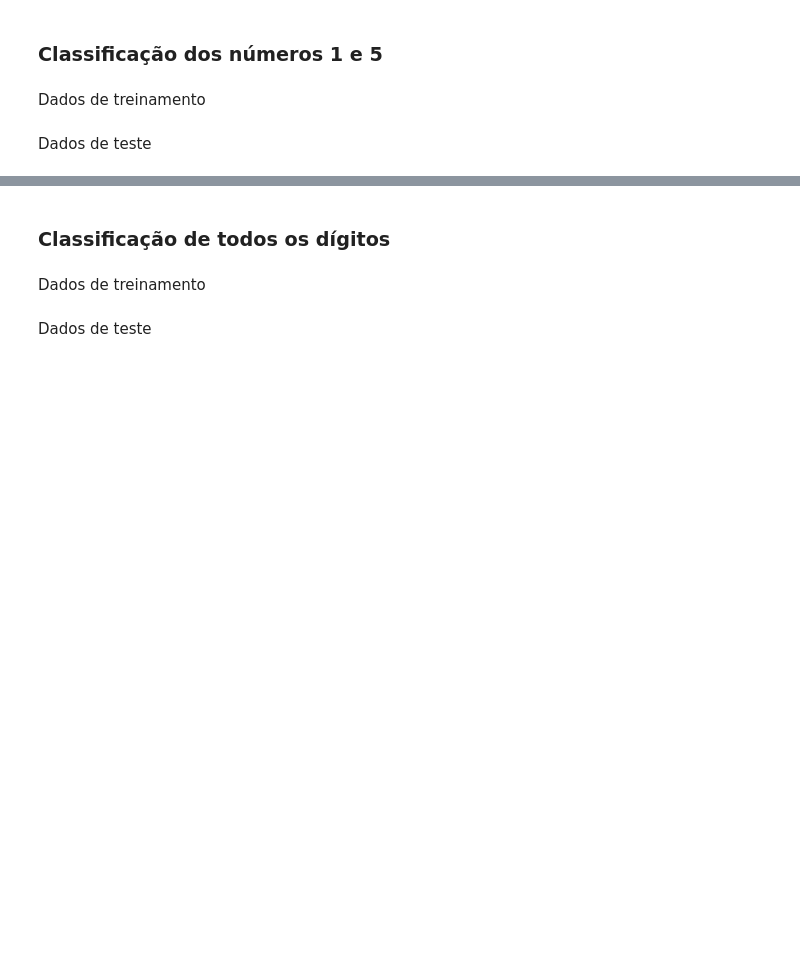
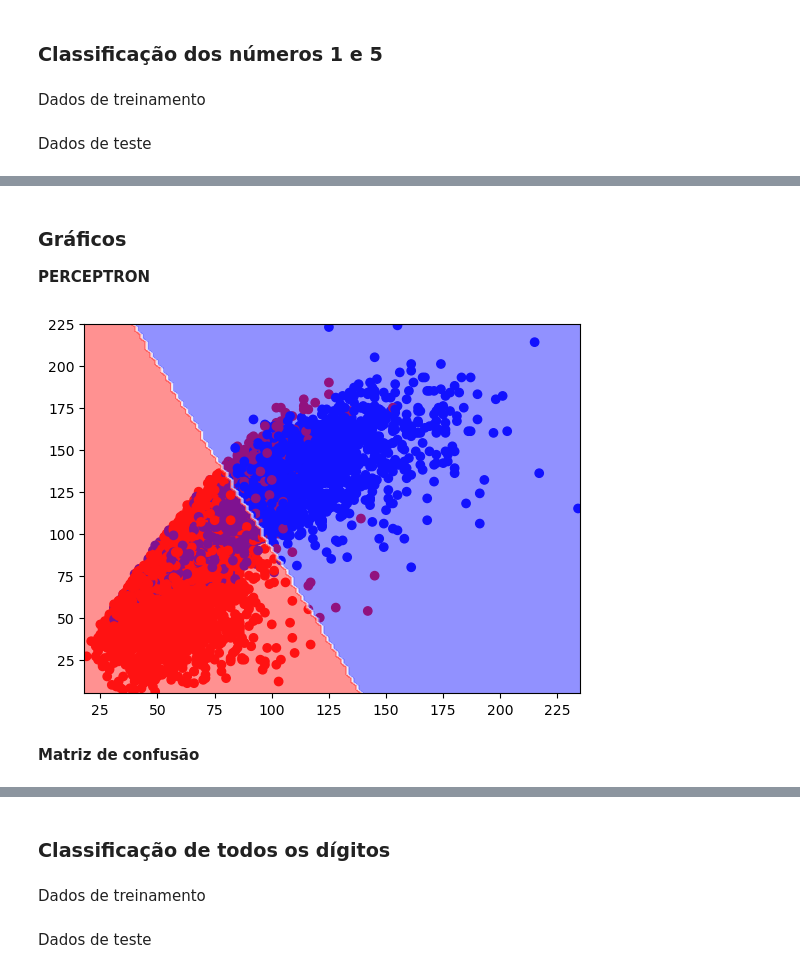
Before and after one commit to johnpaulnasc/Machine-Learning, a Jupyter notebook: 1º projeto/processing_data.ipynb, the cells around one changed output, grey strips where cells are left out. Drawn from its saved outputs; the diff is of its cells as text; code cells hidden in the pictures; blank space fills up the shorter version.

```diff
--- a/1º projeto/processing_data.ipynb
+++ b/1º projeto/processing_data.ipynb
@@ -65,6 +156,22 @@ def get_numbers_1_and_5(df):
       filtered_data.append(item.tolist())
 
   return filtered_data
+# %%
+def plot_linear_classifier(x, y, w, b):
+  x1_min, x1_max = x[:,0].min(), x[:,0].max()
+  x2_min, x2_max = x[:,1].min(), x[:,1].max()
+
+  x1, x2 = np.meshgrid(np.linspace(x1_min-1, x1_max+1,100), np.linspace(x2_min-1, x2_max+1, 100))
+  x_mesh = np.array([x1.ravel(), x2.ravel()]).T
+
+  plt.scatter(x[:,0], x[:,1], c=y.ravel(), cmap='bwr')
+
+  y_mesh = np.dot(x_mesh, np.array(w).reshape(1, -1).T) + b
+  y_mesh = np.where(y_mesh <= 0, 0, 1)
+
+  plt.contourf(x1, x2, y_mesh.reshape(x1.shape), cmap='bwr', alpha=0.5)
+  plt.xlim(x1_min-1, x1_max+1)
+  plt.ylim(x2_min-1, x2_max+1)
 # %% [markdown]
 ### Classificação dos números 1 e 5
 # %% [markdown]
@@ -77,7 +184,11 @@ for image in images:
   symmetry_ = symmetry(image[FIRST_PIXEL:])
   intensity_ = intensity(image[FIRST_PIXEL:])
 
-  new_train_df.append([image[DIGIT], symmetry_, intensity_])
+  label = 1 if image[DIGIT] == 1 else 0
+
+  new_train_df.append([label, intensity_, symmetry_])
+
+new_train_df = np.array(new_train_df, dtype=int)
 # %% [markdown]
 Dados de teste
 # %%
@@ -91,0 +207,6 @@ for image in images:
+# %%
+# PERCEPTRON
+
+pla = Perceptron(0.0001, 2)
+pla.fit(new_train_df[:, 1:], new_train_df[:, 0])
+pla.predict(new_test_df[:, 1:])
@@ -91,0 +235,10 @@ for image in images:
+# %% [markdown]
+### Gráficos
+
+**PERCEPTRON**
+# %%
+plot_linear_classifier(new_train_df[:, 1:], new_train_df[:, 0], pla.weights, pla.bias)
+# %% [output]
+[figure, added]
+# %% [markdown]
+**Matriz  de confusão**
```
Also changed, not shown: parts of 22 cells of this notebook.
